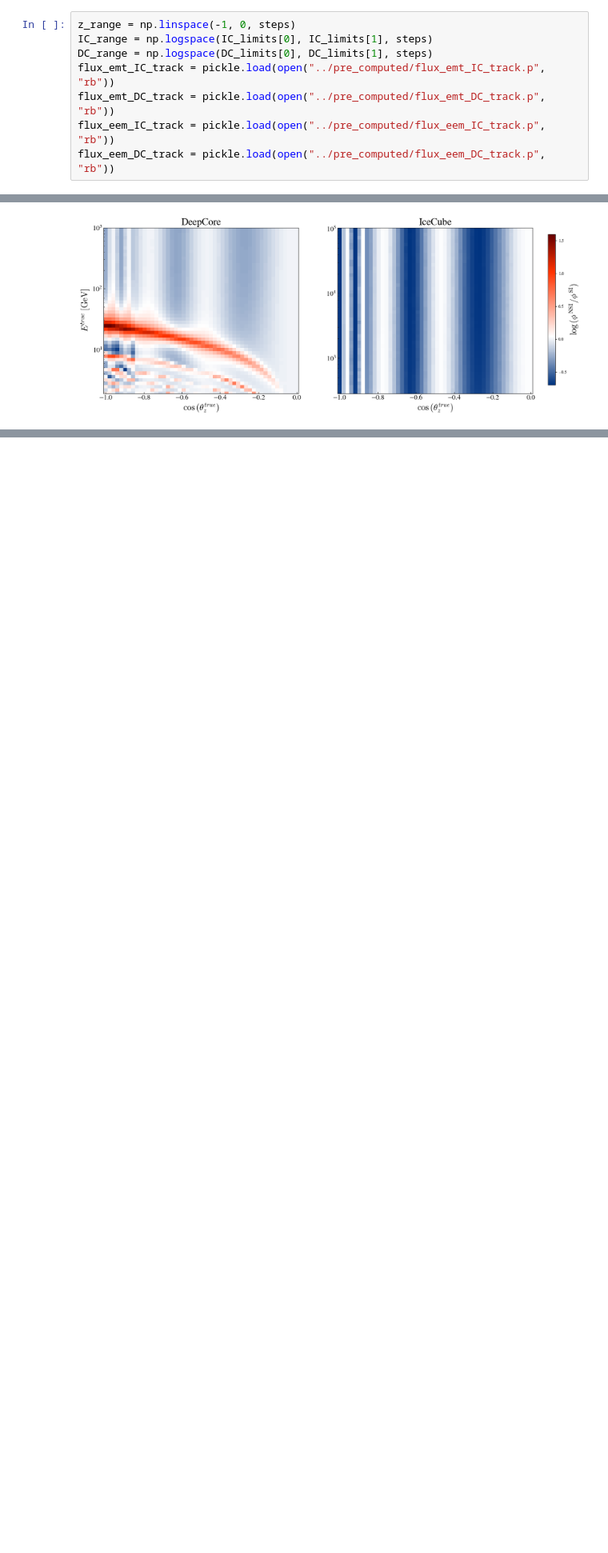
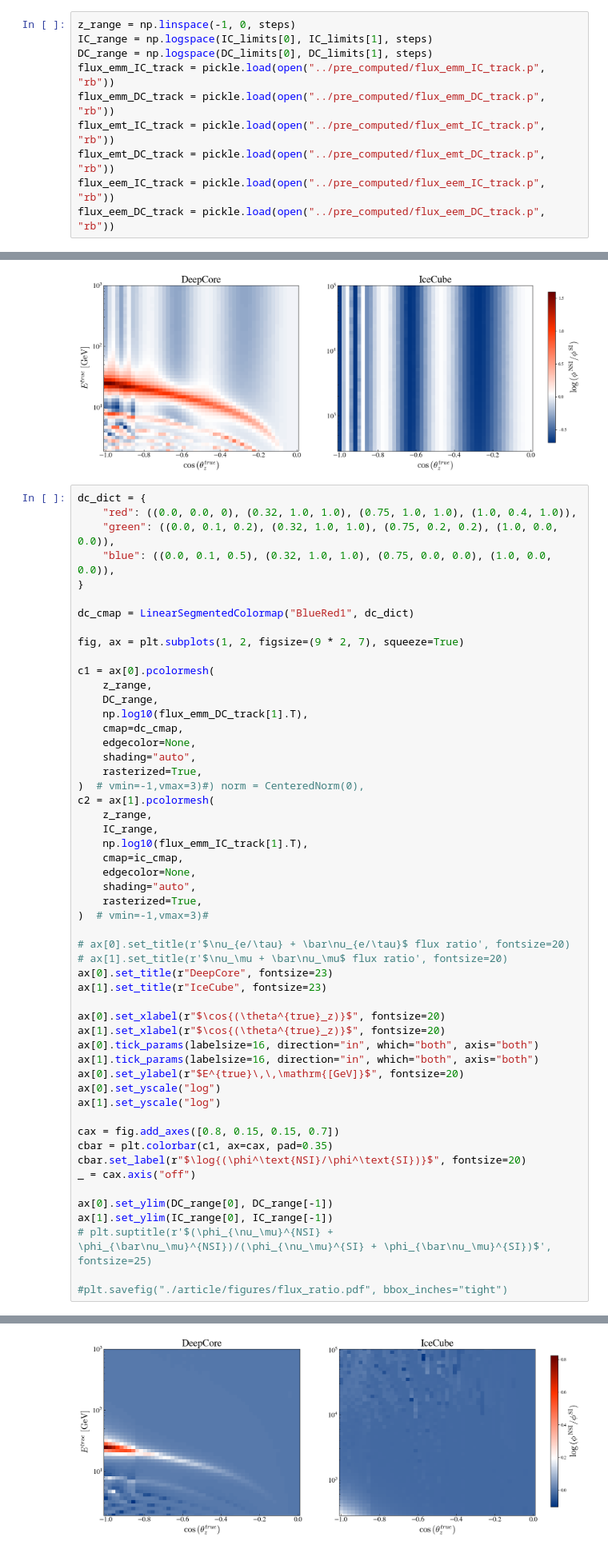
Before and after one commit to Sjoeborg/thesis, a Jupyter notebook: notebooks/flux.ipynb, the cells around one changed output, grey strips where cells are left out. Shown at 80% size. Cells and saved outputs as stored; diff of their text form; blank space fills up the shorter version.

Commit message:
Add image

```diff
--- a/notebooks/flux.ipynb
+++ b/notebooks/flux.ipynb
@@ -65,6 +76,8 @@ pickle.dump(flux_eem_DC_track, open("../pre_computed/flux_eem_DC_track.p", "wb")
 z_range = np.linspace(-1, 0, steps)
 IC_range = np.logspace(IC_limits[0], IC_limits[1], steps)
 DC_range = np.logspace(DC_limits[0], DC_limits[1], steps)
+flux_emm_IC_track = pickle.load(open("../pre_computed/flux_emm_IC_track.p", "rb"))
+flux_emm_DC_track = pickle.load(open("../pre_computed/flux_emm_DC_track.p", "rb"))
 flux_emt_IC_track = pickle.load(open("../pre_computed/flux_emt_IC_track.p", "rb"))
 flux_emt_DC_track = pickle.load(open("../pre_computed/flux_emt_DC_track.p", "rb"))
 flux_eem_IC_track = pickle.load(open("../pre_computed/flux_eem_IC_track.p", "rb"))
@@ -221,3 +234,57 @@ ax[1].set_ylim(IC_range[0], IC_range[-1])
 # %% [output]
 (np.float64(283.9999999999999), np.float64(103821.00000000009))
 [figure]
+# %%
+dc_dict = {
+    "red": ((0.0, 0.0, 0), (0.32, 1.0, 1.0), (0.75, 1.0, 1.0), (1.0, 0.4, 1.0)),
+    "green": ((0.0, 0.1, 0.2), (0.32, 1.0, 1.0), (0.75, 0.2, 0.2), (1.0, 0.0, 0.0)),
+    "blue": ((0.0, 0.1, 0.5), (0.32, 1.0, 1.0), (0.75, 0.0, 0.0), (1.0, 0.0, 0.0)),
+}
+
+dc_cmap = LinearSegmentedColormap("BlueRed1", dc_dict)
+
+fig, ax = plt.subplots(1, 2, figsize=(9 * 2, 7), squeeze=True)
+
+c1 = ax[0].pcolormesh(
+    z_range,
+    DC_range,
+    np.log10(flux_emm_DC_track[1].T),
+    cmap=dc_cmap,
+    edgecolor=None,
+    shading="auto",
+    rasterized=True,
+)  # vmin=-1,vmax=3)#) norm = CenteredNorm(0),
+c2 = ax[1].pcolormesh(
+    z_range,
+    IC_range,
+    np.log10(flux_emm_IC_track[1].T),
+    cmap=ic_cmap,
+    edgecolor=None,
+    shading="auto",
+    rasterized=True,
+)  # vmin=-1,vmax=3)#
+
+# ax[0].set_title(r'$\nu_{e/\tau} + \bar\nu_{e/\tau}$ flux ratio', fontsize=20)
+# ax[1].set_title(r'$\nu_\mu + \bar\nu_\mu$ flux ratio', fontsize=20)
+ax[0].set_title(r"DeepCore", fontsize=23)
+ax[1].set_title(r"IceCube", fontsize=23)
+
+ax[0].set_xlabel(r"$\cos{(\theta^{true}_z)}$", fontsize=20)
+ax[1].set_xlabel(r"$\cos{(\theta^{true}_z)}$", fontsize=20)
+ax[0].tick_params(labelsize=16, direction="in", which="both", axis="both")
+ax[1].tick_params(labelsize=16, direction="in", which="both", axis="both")
+ax[0].set_ylabel(r"$E^{true}\,\,\mathrm{[GeV]}$", fontsize=20)
+ax[0].set_yscale("log")
+ax[1].set_yscale("log")
+
+cax = fig.add_axes([0.8, 0.15, 0.15, 0.7])
+cbar = plt.colorbar(c1, ax=cax, pad=0.35)
+cbar.set_label(r"$\log{(\phi^\text{NSI}/\phi^\text{SI})}$", fontsize=20)
+_ = cax.axis("off")
+
+ax[0].set_ylim(DC_range[0], DC_range[-1])
+ax[1].set_ylim(IC_range[0], IC_range[-1])
+# plt.suptitle(r'$(\phi_{\nu_\mu}^{NSI} + \phi_{\bar\nu_\mu}^{NSI})/(\phi_{\nu_\mu}^{SI} + \phi_{\bar\nu_\mu}^{SI})$', fontsize=25)
+
+#plt.savefig("./article/figures/flux_ratio.pdf", bbox_inches="tight")
+# %% [output]
@@ -224,3 +292,4 @@ ax[1].set_ylim(IC_range[0], IC_range[-1])
+[figure, added]
 # %%
 fig, ax = plt.subplots(1, 1, figsize=(9 * 2, 7), squeeze=True)
 ax = [ax]
```
Also changed, not shown: parts of 3 cells of this notebook.
